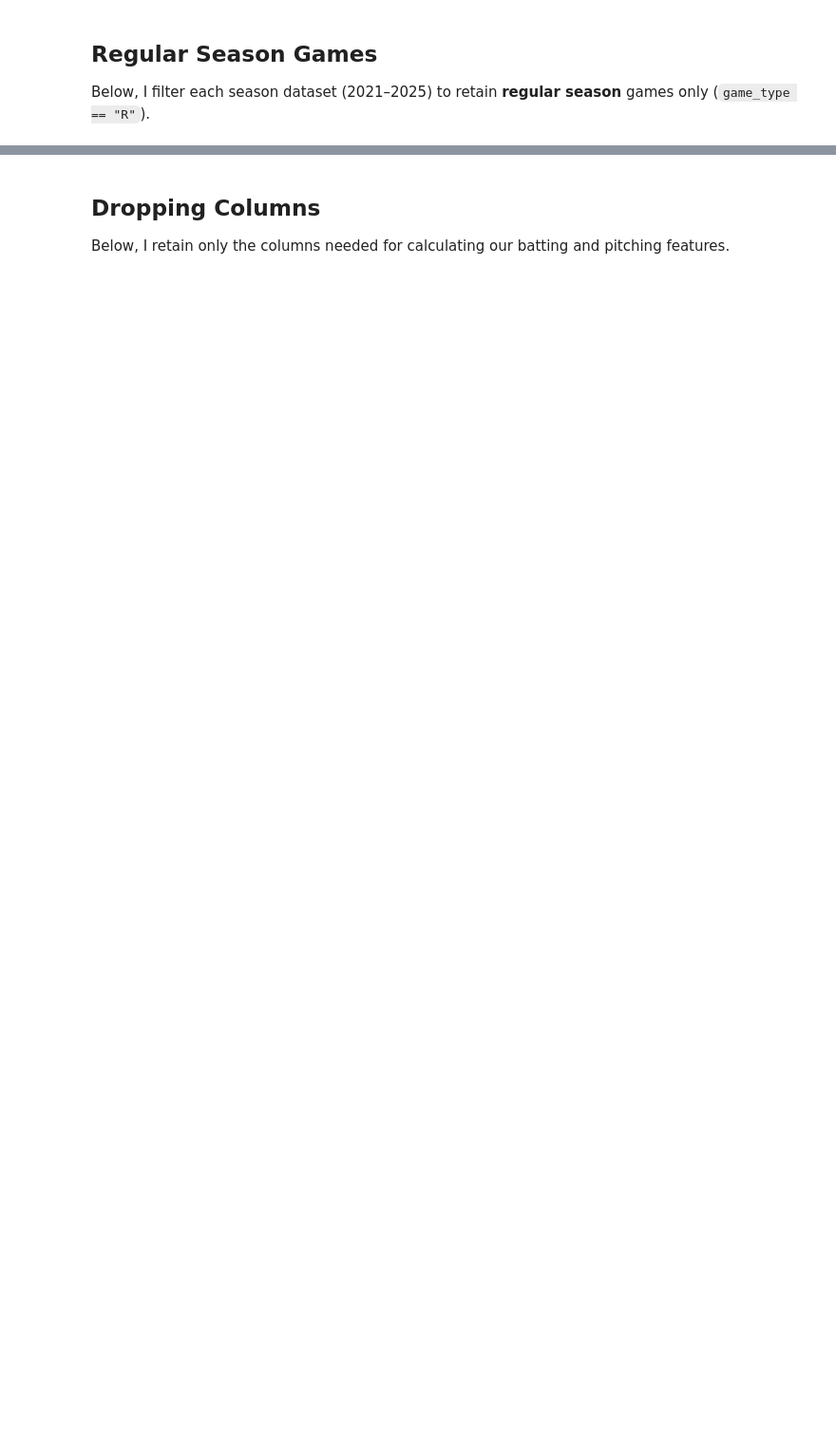
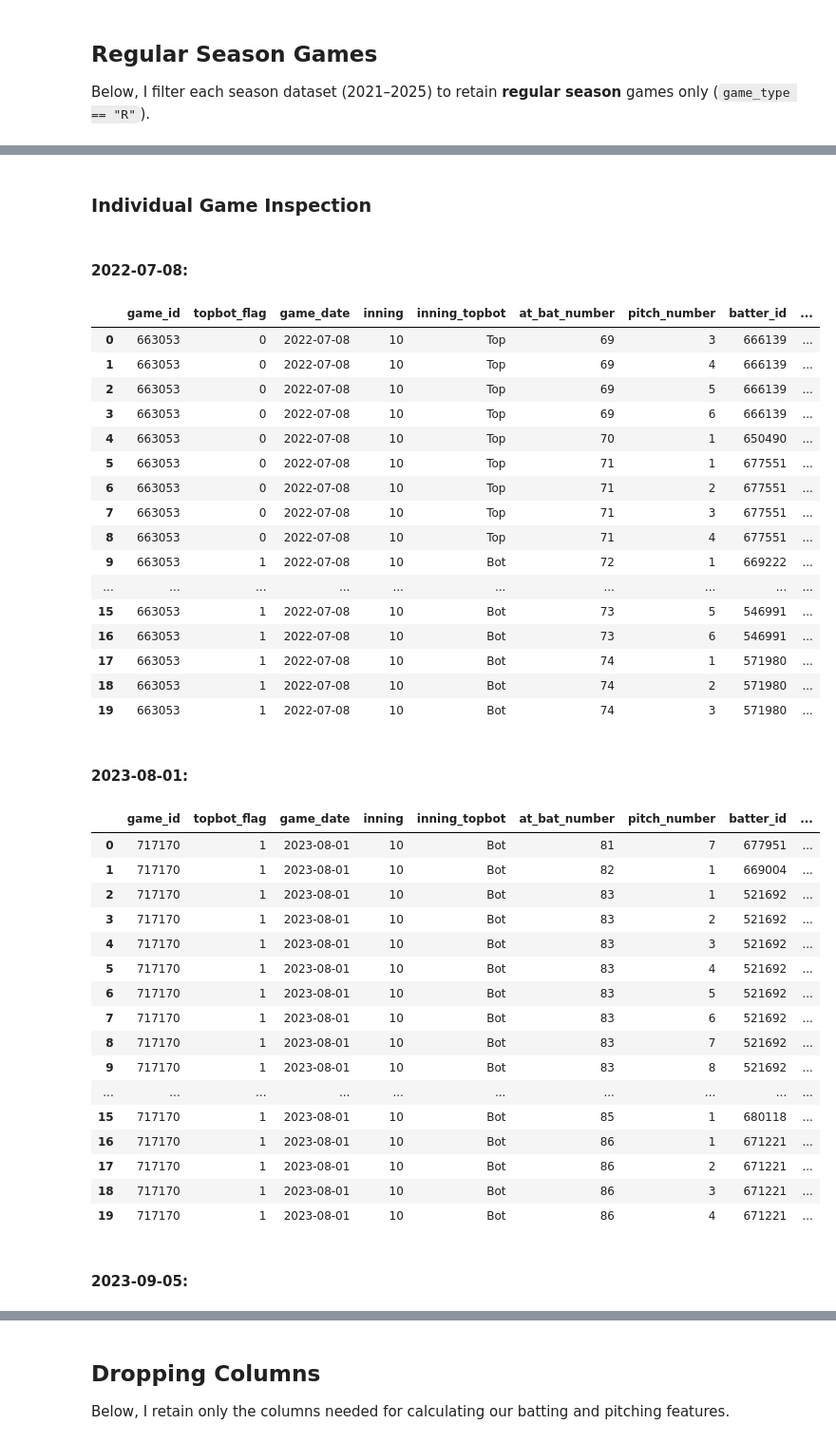
Before and after one commit to Sam-Gartenstein/mlb-win-prediction, a Jupyter notebook: Game Preprocessing.ipynb, the cells around one changed output, grey strips where cells are left out. Shown at 95% size. Drawn from its saved outputs; the diff is of its cells as text; code cells hidden in the pictures; blank space fills up the shorter version.

```diff
--- a/Game Preprocessing.ipynb
+++ b/Game Preprocessing.ipynb
@@ -197,0 +455,44 @@ for y in range(2021, 2026):
+# %% [markdown]
+### Individual Game Inspection
+# %%
+display(HTML("<h4>2022-07-08: </h4>")); display(inspect_game_timeline(season_2022_full, 663053, tail_n=20))
+display(HTML("<h4>2023-08-01: </h4>")); display(inspect_game_timeline(season_2023_full, 717170, tail_n=20))
+display(HTML("<h4>2023-09-05: </h4>")); display(inspect_game_timeline(season_2023_full, 716704, tail_n=20))
+# %% [output]
+2022-07-08:
+|  | game_id | topbot_flag | game_date | inning | inning_topbot | at_bat_number | pitch_number | batter_id | ... |
+| 0 | 663053 | 0 | 2022-07-08 | 10 | Top | 69 | 3 | 666139 | ... |
+| 1 | 663053 | 0 | 2022-07-08 | 10 | Top | 69 | 4 | 666139 | ... |
+| 2 | 663053 | 0 | 2022-07-08 | 10 | Top | 69 | 5 | 666139 | ... |
+| 3 | 663053 | 0 | 2022-07-08 | 10 | Top | 69 | 6 | 666139 | ... |
+| 4 | 663053 | 0 | 2022-07-08 | 10 | Top | 70 | 1 | 650490 | ... |
+| 5 | 663053 | 0 | 2022-07-08 | 10 | Top | 71 | 1 | 677551 | ... |
+| 6 | 663053 | 0 | 2022-07-08 | 10 | Top | 71 | 2 | 677551 | ... |
+| 7 | 663053 | 0 | 2022-07-08 | 10 | Top | 71 | 3 | 677551 | ... |
+| 8 | 663053 | 0 | 2022-07-08 | 10 | Top | 71 | 4 | 677551 | ... |
+| 9 | 663053 | 1 | 2022-07-08 | 10 | Bot | 72 | 1 | 669222 | ... |
+| ... | ... | ... | ... | ... | ... | ... | ... | ... | ... |
+| 15 | 663053 | 1 | 2022-07-08 | 10 | Bot | 73 | 5 | 546991 | ... |
+| 16 | 663053 | 1 | 2022-07-08 | 10 | Bot | 73 | 6 | 546991 | ... |
+| 17 | 663053 | 1 | 2022-07-08 | 10 | Bot | 74 | 1 | 571980 | ... |
+| 18 | 663053 | 1 | 2022-07-08 | 10 | Bot | 74 | 2 | 571980 | ... |
+| 19 | 663053 | 1 | 2022-07-08 | 10 | Bot | 74 | 3 | 571980 | ... |
+2023-08-01:
+|  | game_id | topbot_flag | game_date | inning | inning_topbot | at_bat_number | pitch_number | batter_id | ... |
+| 0 | 717170 | 1 | 2023-08-01 | 10 | Bot | 81 | 7 | 677951 | ... |
+| 1 | 717170 | 1 | 2023-08-01 | 10 | Bot | 82 | 1 | 669004 | ... |
+| 2 | 717170 | 1 | 2023-08-01 | 10 | Bot | 83 | 1 | 521692 | ... |
+| 3 | 717170 | 1 | 2023-08-01 | 10 | Bot | 83 | 2 | 521692 | ... |
+| 4 | 717170 | 1 | 2023-08-01 | 10 | Bot | 83 | 3 | 521692 | ... |
+| 5 | 717170 | 1 | 2023-08-01 | 10 | Bot | 83 | 4 | 521692 | ... |
+| 6 | 717170 | 1 | 2023-08-01 | 10 | Bot | 83 | 5 | 521692 | ... |
+| 7 | 717170 | 1 | 2023-08-01 | 10 | Bot | 83 | 6 | 521692 | ... |
+| 8 | 717170 | 1 | 2023-08-01 | 10 | Bot | 83 | 7 | 521692 | ... |
+| 9 | 717170 | 1 | 2023-08-01 | 10 | Bot | 83 | 8 | 521692 | ... |
+| ... | ... | ... | ... | ... | ... | ... | ... | ... | ... |
+| 15 | 717170 | 1 | 2023-08-01 | 10 | Bot | 85 | 1 | 680118 | ... |
+| 16 | 717170 | 1 | 2023-08-01 | 10 | Bot | 86 | 1 | 671221 | ... |
+| 17 | 717170 | 1 | 2023-08-01 | 10 | Bot | 86 | 2 | 671221 | ... |
+| 18 | 717170 | 1 | 2023-08-01 | 10 | Bot | 86 | 3 | 671221 | ... |
+| 19 | 717170 | 1 | 2023-08-01 | 10 | Bot | 86 | 4 | 671221 | ... |
+2023-09-05:
```
Also changed, not shown: parts of 164 cells of this notebook, 11 other files.
